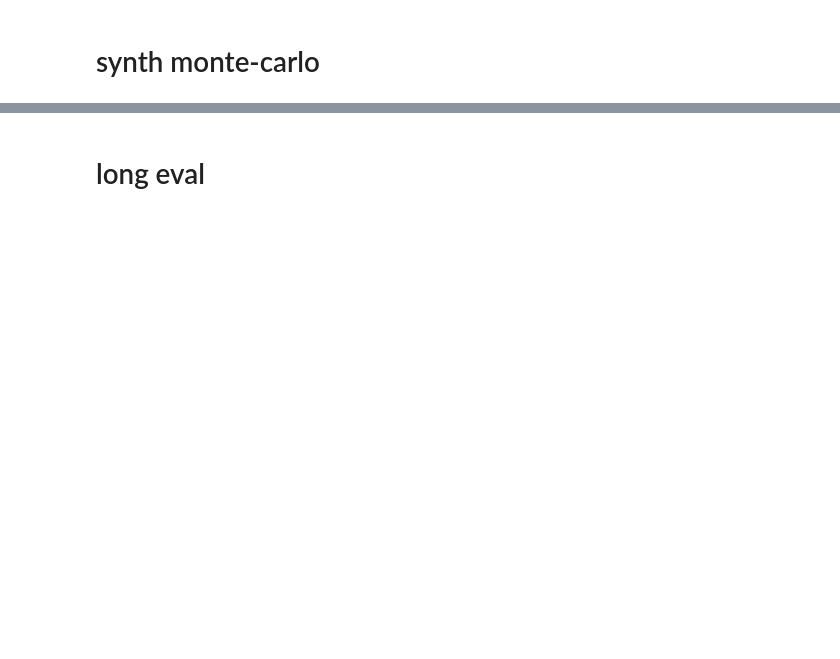
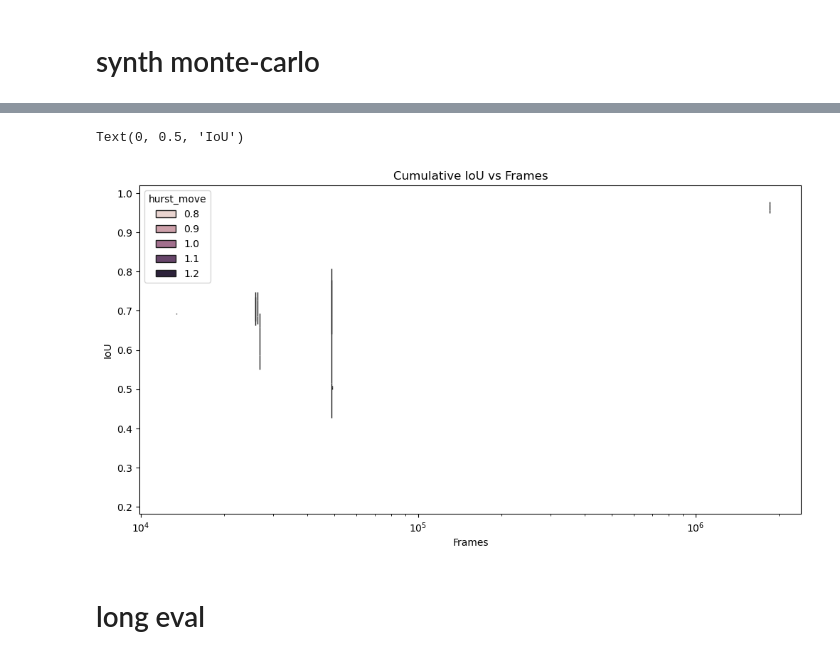
Before and after one commit to Shamaich1337/NMOT, a Jupyter notebook: iou_eval_synth.ipynb, the cells around one changed output, grey strips where cells are left out. Drawn from its saved outputs; the diff is of its cells as text; code cells hidden in the pictures; blank space fills up the shorter version.

```diff
--- a/iou_eval_synth.ipynb
+++ b/iou_eval_synth.ipynb
@@ -55,0 +58,32 @@ def gen_traj(frame_num: int, ants_num: int, frame_shape: tuple, margin:int = 10,
+# %%
+husrt_list = [0.3, 0.5, 0.8, 1.0]
+result = []
+for hurst in husrt_list:
+    config = {
+    'frame_num' : 1000,
+    'frame_shape' : (500, 500),
+    'margin': 50,
+    'hurst_move': 0.8,
+    'hurst_species': hurst,
+    'ants_num' : 1000,
+    'start_point' : None
+    }
+
+    trajectories = gen_traj(**config)
+    thickness = 10
+    frame_thresholds = np.exp(np.arange(np.log(10), np.log(config['frame_num']), 0.6)).astype(np.int32)
+
+    for frame in frame_thresholds:
+        track_slice = trajectories[:frame]
+        total_l1_path = np.sum(np.abs(np.diff(track_slice, axis=0)), axis=None)
+        iou, _, _  = calc_iou(track_slice, thickness, config['frame_shape'])
+
+        result.append({'hurst_species':hurst,
+                        'length':total_l1_path,
+                        'frame_threshold':frame,
+                        'iou': iou,
+                    })
+
+
+
+df = pd.DataFrame(result)
@@ -101,3 +160,14 @@ px.violin(df.sort_values(['hurst_move', 'length']), x='length', y='iou', color='
+# %%
+plt.figure(figsize=(12, 6))
+# df = pd.read_pickle('montecarlo_hurst_thickness_iou_eval.pkl')
+sns.boxplot(df, x='total_l1_path', y='iou', hue='hurst_move', native_scale=True)
+plt.xscale('log')
+plt.title('Cumulative IoU vs Frames')
+plt.xlabel('Frames')
+plt.ylabel('IoU')
+# %% [output]
+Text(0, 0.5, 'IoU')
+[figure, added]
 # %% [markdown]
 # long eval
 # %%
```
Also changed, not shown: parts of 10 cells of this notebook, 14 other files.
